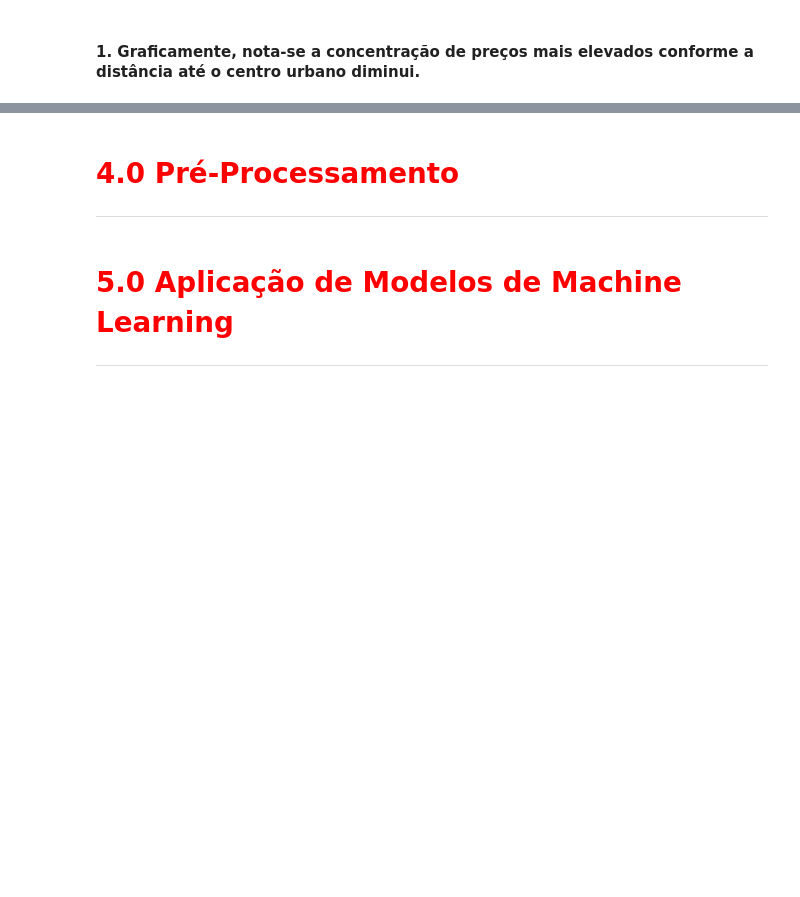
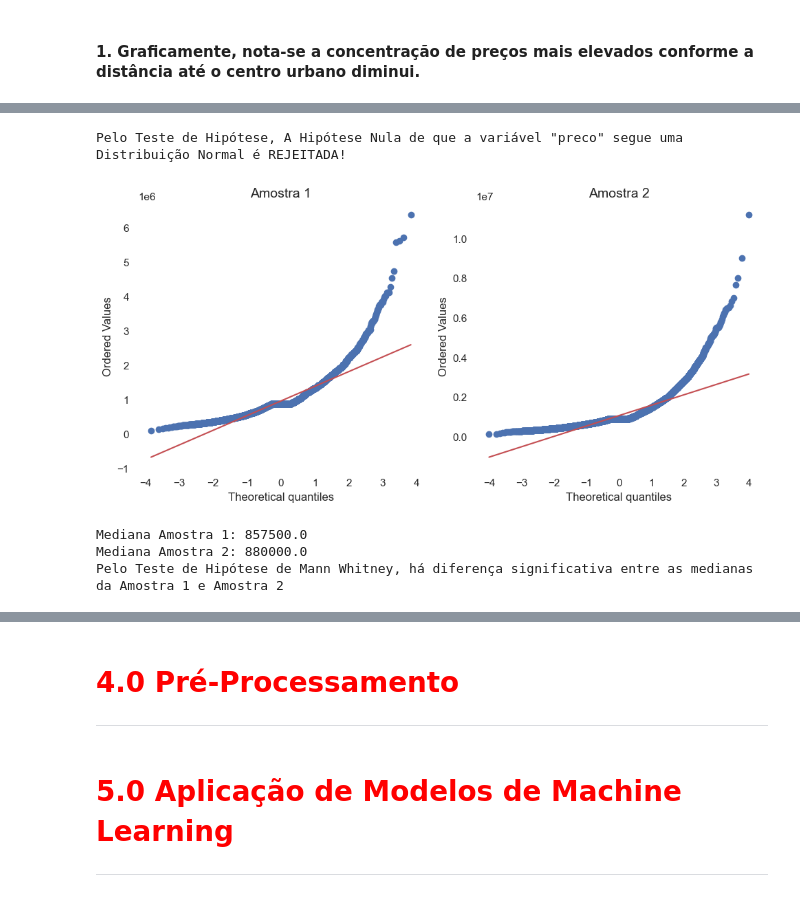
Before and after one commit to leonardovargas10/Modelo_Analise_Imoveis, a Jupyter notebook: analise_imoveis.ipynb, the cells around one changed output, grey strips where cells are left out. Saved outputs shown, nothing was run; the diff lists cells and outputs as text; code cells hidden in the pictures; blank space fills up the shorter version.

```diff
--- a/analise_imoveis.ipynb
+++ b/analise_imoveis.ipynb
@@ -822,0 +910,18 @@ Pelo Teste de Hipótese de Mann Whitney, há diferença significativa entre as m
+# %%
+df_area_do_terreno = df_train[['preco', 'area_do_terreno']].copy()
+df_area_do_terreno['flag_area_do_terreno_pequena'] = np.where(df_area_do_terreno['area_do_terreno'] < 505, 'Yes', 'No')
+
+df_area_do_terreno_pequena = df_area_do_terreno.loc[df_area_do_terreno.flag_area_do_terreno_pequena == 'Yes'].copy()
+df_area_do_terreno_pequena.fillna(df_area_do_terreno_pequena.preco.median(), inplace = True)
+
+df_area_do_terreno_grande = df_area_do_terreno.loc[df_area_do_terreno.flag_area_do_terreno_pequena == 'No'].copy()
+df_area_do_terreno_grande.fillna(df_area_do_terreno_grande.preco.median(), inplace = True)
+
+analisa_normalidade(df_area_do_terreno_pequena, df_area_do_terreno_grande, 'preco')
+teste_hipotese_duas_amostras_independentes(False, df_area_do_terreno_pequena, df_area_do_terreno_grande, 'preco')
+# %% [output]
+Pelo Teste de Hipótese, A Hipótese Nula de que a variável "preco" segue uma Distribuição Normal é REJEITADA!
+[figure, added]
+Mediana Amostra 1: 857500.0
+Mediana Amostra 2: 880000.0
+Pelo Teste de Hipótese de Mann Whitney, há diferença significativa entre as medianas da Amostra 1 e Amostra 2
```
Also changed, not shown: parts of 20 cells of this notebook.
